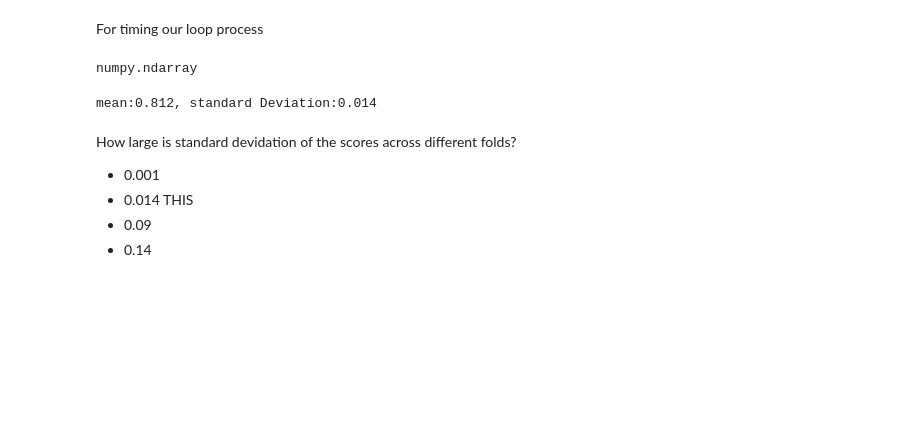
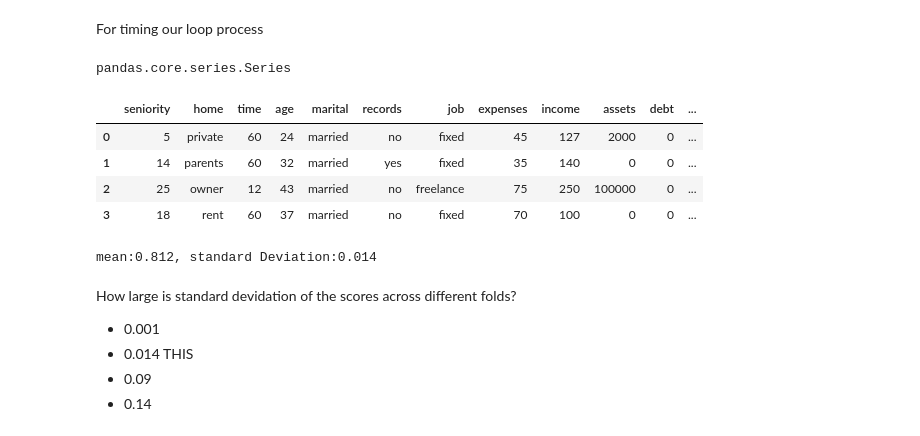
Before and after one commit to BountyHunter1999/Machine-Learning-Zoom-Camp, a Jupyter notebook: Homeworks/Homework #4.ipynb, the cells around one changed output. Cells and saved outputs as stored; diff of their text form; code cells hidden in the pictures; blank space fills up the shorter version.

```diff
--- a/Homeworks/Homework #4.ipynb
+++ b/Homeworks/Homework #4.ipynb
@@ -480,5 +526,9 @@ For timing our loop process
 from tqdm.auto import tqdm
 # %%
 from sklearn.model_selection import KFold
+# %%
+type(y_train)
+# %% [output]
+pandas.core.series.Series
 # %%
 n_splits = 5
@@ -487,7 +535,11 @@ n_splits = 5
-# %%
-type(y_train)
-# %% [output]
-numpy.ndarray
+# %%
+df_full_train[:4]
+# %% [output]
+|  | seniority | home | time | age | marital | records | job | expenses | income | assets | debt | ... |
+| 0 | 5 | private | 60 | 24 | married | no | fixed | 45 | 127 | 2000 | 0 | ... |
+| 1 | 14 | parents | 60 | 32 | married | yes | fixed | 35 | 140 | 0 | 0 | ... |
+| 2 | 25 | owner | 12 | 43 | married | no | freelance | 75 | 250 | 100000 | 0 | ... |
+| 3 | 18 | rent | 60 | 37 | married | no | fixed | 70 | 100 | 0 | 0 | ... |
 # %%
 kfold = KFold(n_splits=n_splits, shuffle=True, random_state=1)
 scores = []
```
Also changed, not shown: parts of 12 cells of this notebook.
